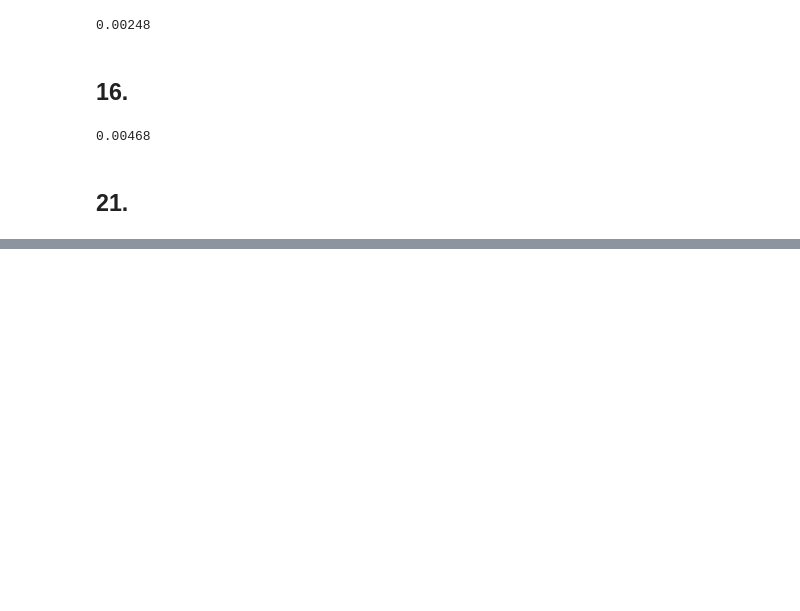
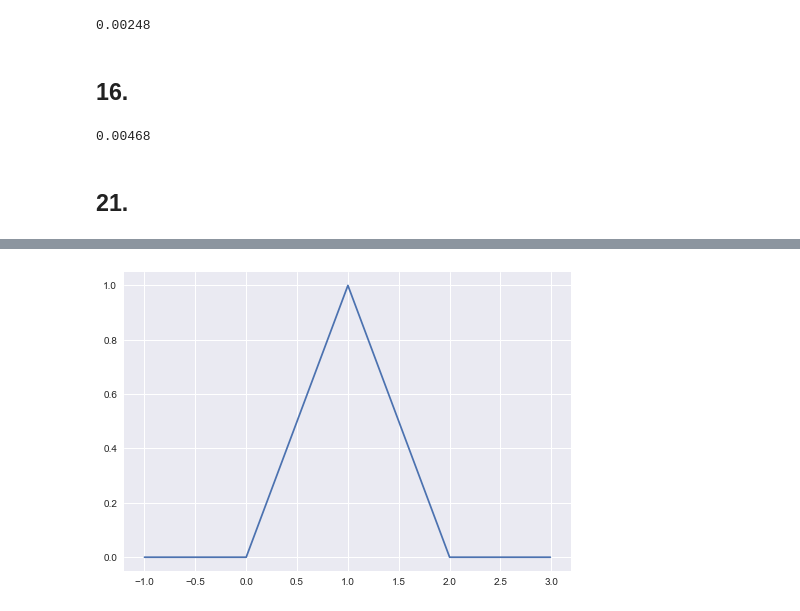
Before and after one commit to fcui/StudiedCourses, a Jupyter notebook: 概率论与数理统计/chap2P.ipynb, the cells around one changed output, grey strips where cells are left out. Saved outputs shown, nothing was run; the diff lists cells and outputs as text; code cells hidden in the pictures; blank space fills up the shorter version.

```diff
--- a/概率论与数理统计/chap2P.ipynb
+++ b/概率论与数理统计/chap2P.ipynb
@@ -79,0 +86,4 @@ F(2)
+# %%
+plt.plot(x, y);
+# %% [output]
+[figure, added]
```
Also changed, not shown: parts of 14 cells of this notebook, 4 other files.
